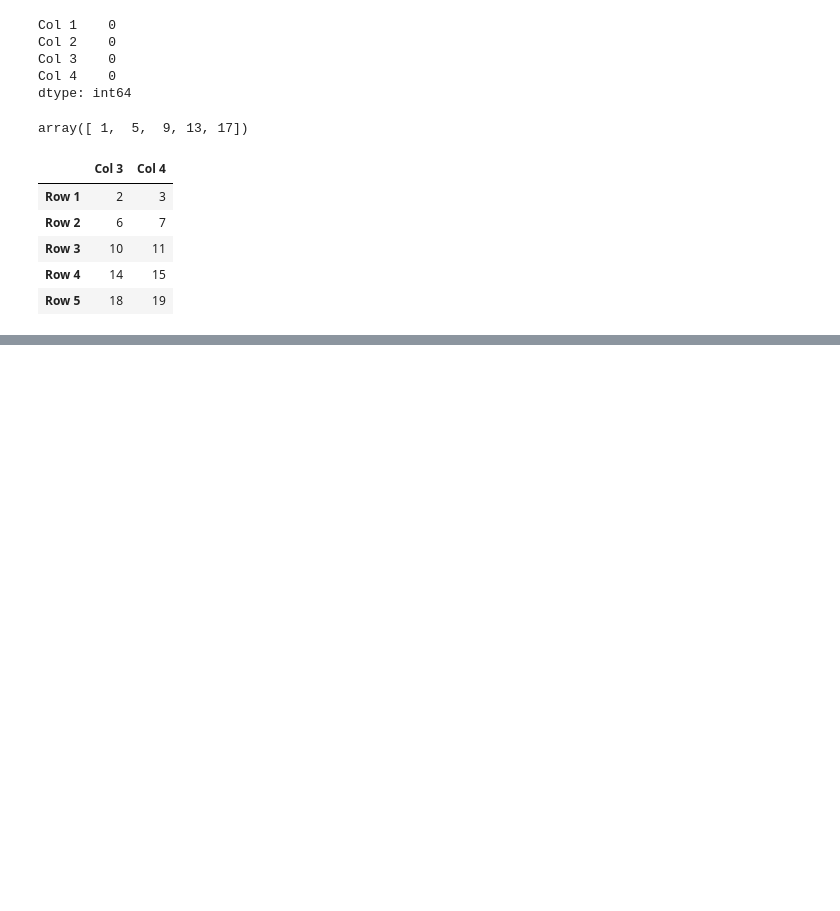
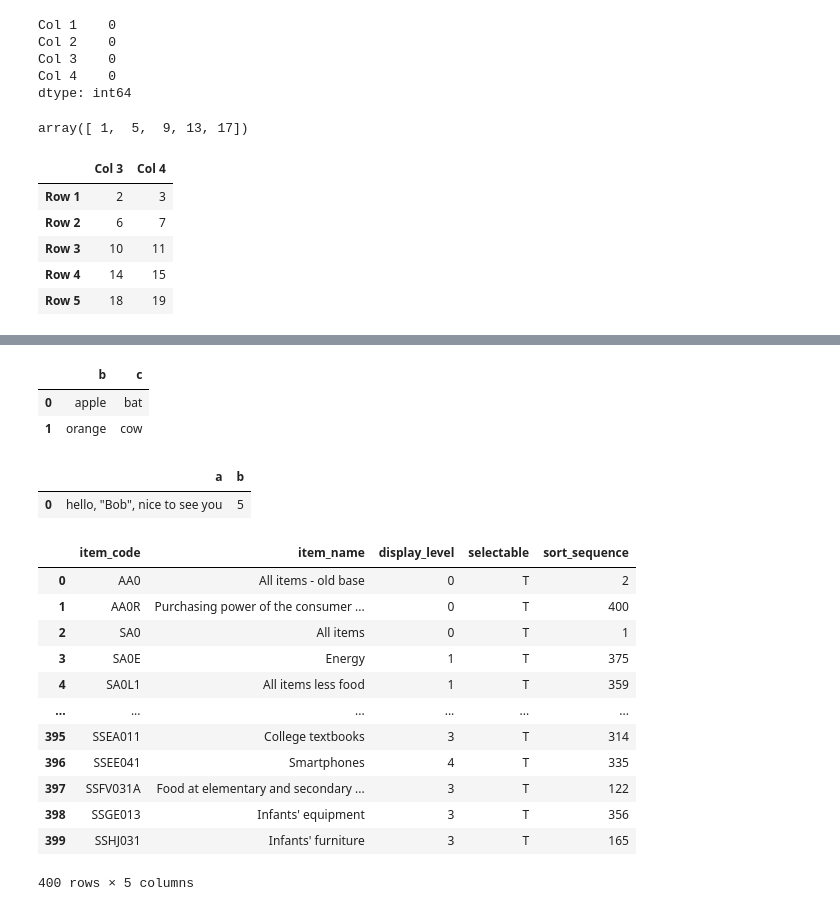
Before and after one commit to ChaitanyaParmar/Machine-Learning-Basics, a Jupyter notebook: 03_Pandas.ipynb, the cells around one changed output, grey strips where cells are left out. Drawn from its saved outputs; the diff is of its cells as text; code cells hidden in the pictures; blank space fills up the shorter version.

```diff
--- a/03_Pandas.ipynb
+++ b/03_Pandas.ipynb
@@ -106,0 +290,6 @@ df[['Col 3', 'Col 4']]
+# %%
+pd.read_csv(StringIO(data), usecols=['b', 'c'], index_col=False)
+# %% [output]
+|  | b | c |
+| 0 | apple | bat |
+| 1 | orange | cow |
@@ -106,0 +300,25 @@ df[['Col 3', 'Col 4']]
+# %%
+pd.read_csv(StringIO(data), escapechar='\\')
+# %% [output]
+|  | a | b |
+| 0 | hello, "Bob", nice to see you | 5 |
+# %%
+# URL to CSV
+
+df = pd.read_csv('https://download.bls.gov/pub/time.series/cu/cu.item', sep = '\t')
+# %%
+df
+# %% [output]
+|  | item_code | item_name | display_level | selectable | sort_sequence |
+| 0 | AA0 | All items - old base | 0 | T | 2 |
+| 1 | AA0R | Purchasing power of the consumer ... | 0 | T | 400 |
+| 2 | SA0 | All items | 0 | T | 1 |
+| 3 | SA0E | Energy | 1 | T | 375 |
+| 4 | SA0L1 | All items less food | 1 | T | 359 |
+| ... | ... | ... | ... | ... | ... |
+| 395 | SSEA011 | College textbooks | 3 | T | 314 |
+| 396 | SSEE041 | Smartphones | 4 | T | 335 |
+| 397 | SSFV031A | Food at elementary and secondary ... | 3 | T | 122 |
+| 398 | SSGE013 | Infants' equipment | 3 | T | 356 |
+| 399 | SSHJ031 | Infants' furniture | 3 | T | 165 |
+400 rows × 5 columns
```
Also changed, not shown: parts of 29 cells of this notebook, 1 other file.
